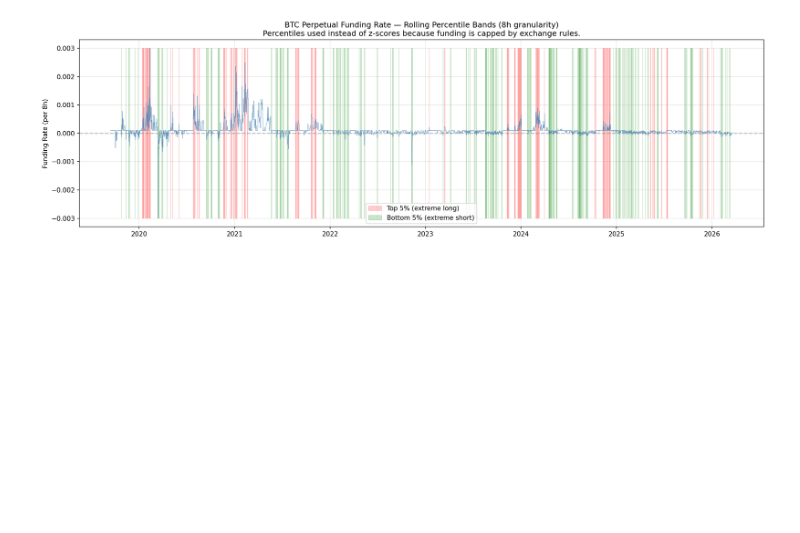
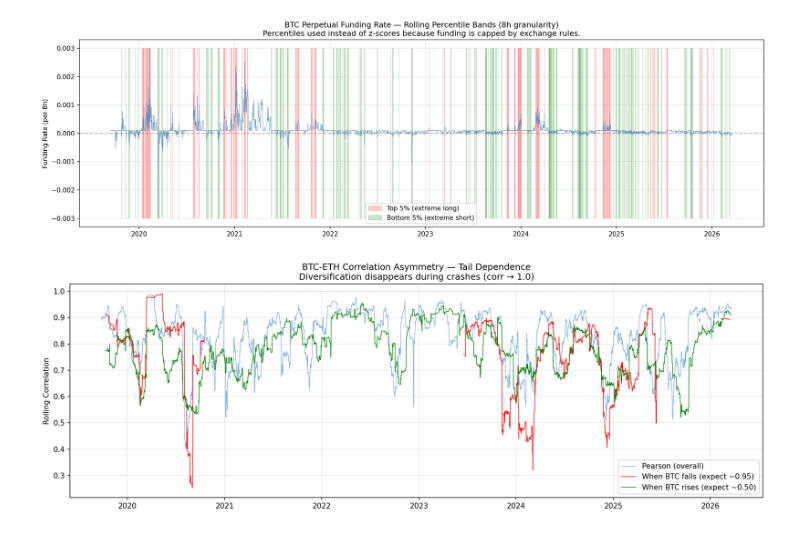
Before and after one commit to Zekhayoub/crypto-volatility-analyzer, a Jupyter notebook: notebooks/eda.ipynb, the cells around one changed output. Drawn from its saved outputs; the diff is of its cells as text; code cells hidden in the pictures; blank space fills up the shorter version.

Commit message:
feat: add correlation asymmetry visualization — tail dependence proof

```diff
--- a/notebooks/eda.ipynb
+++ b/notebooks/eda.ipynb
@@ -110,3 +110,22 @@ fig.savefig(FIGURES / "funding_rate.png", bbox_inches="tight")
 plt.show()
 # %% [output]
 [figure]
+# %%
+fig, ax = plt.subplots(figsize=(14, 5))
+
+ax.plot(df.index, df["btc_eth_corr_pearson"], label="Pearson (overall)", linewidth=0.7, alpha=0.6)
+ax.plot(df.index, df["btc_eth_corr_down"], label="When BTC falls (expect ~0.95)",
+        color="red", linewidth=0.8)
+ax.plot(df.index, df["btc_eth_corr_up"], label="When BTC rises (expect ~0.50)",
+        color="green", linewidth=0.8)
+
+ax.axhline(1.0, color="gray", linestyle=":", alpha=0.3)
+ax.set_ylabel("Rolling Correlation")
+ax.set_title("BTC-ETH Correlation Asymmetry — Tail Dependence\n"
+             "Diversification disappears during crashes (corr → 1.0)")
+ax.legend()
+fig.tight_layout()
+fig.savefig(FIGURES / "correlation_asymmetry.png", bbox_inches="tight")
+plt.show()
+# %% [output]
+[figure, added]
```
Also changed, not shown: 1 other file.
